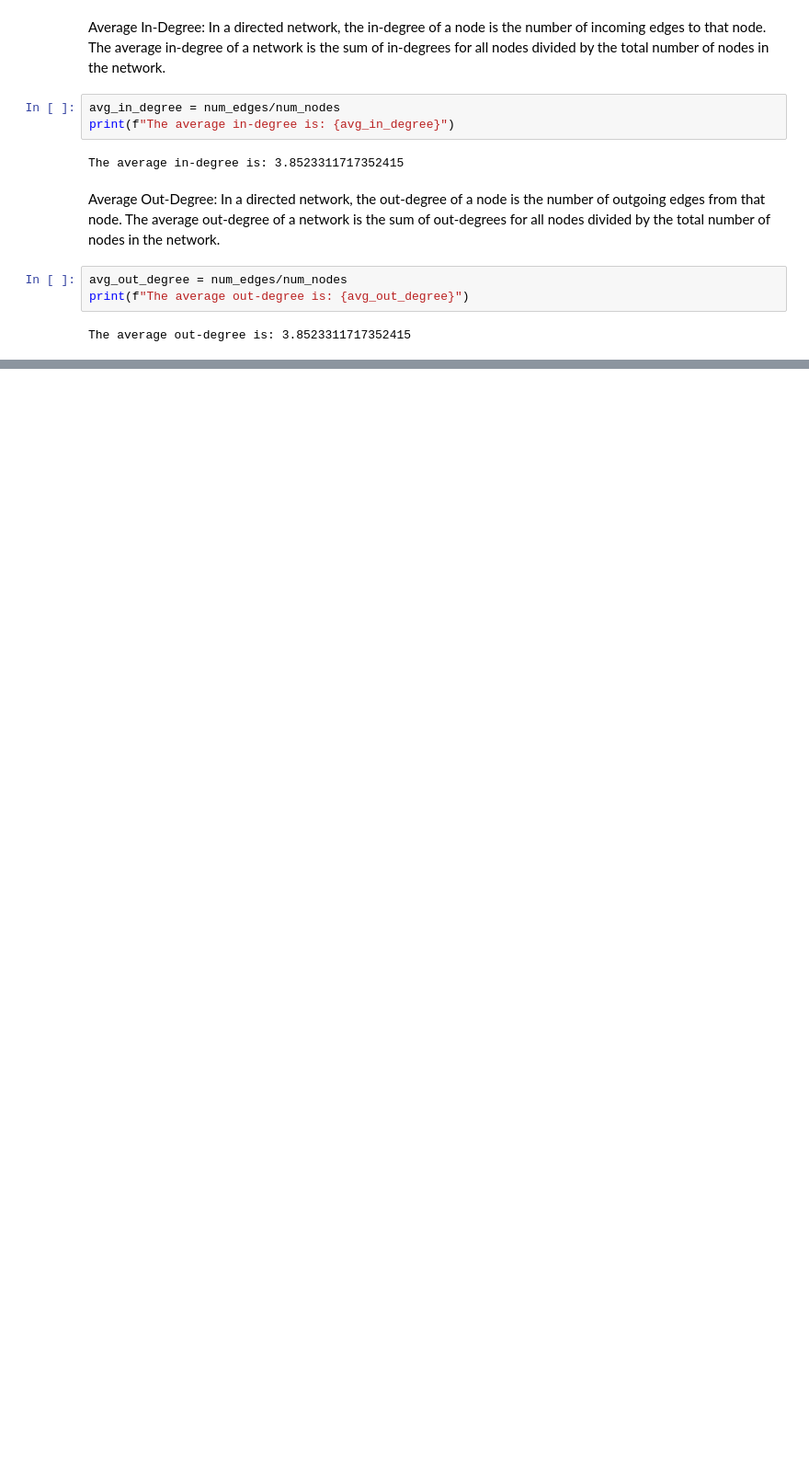
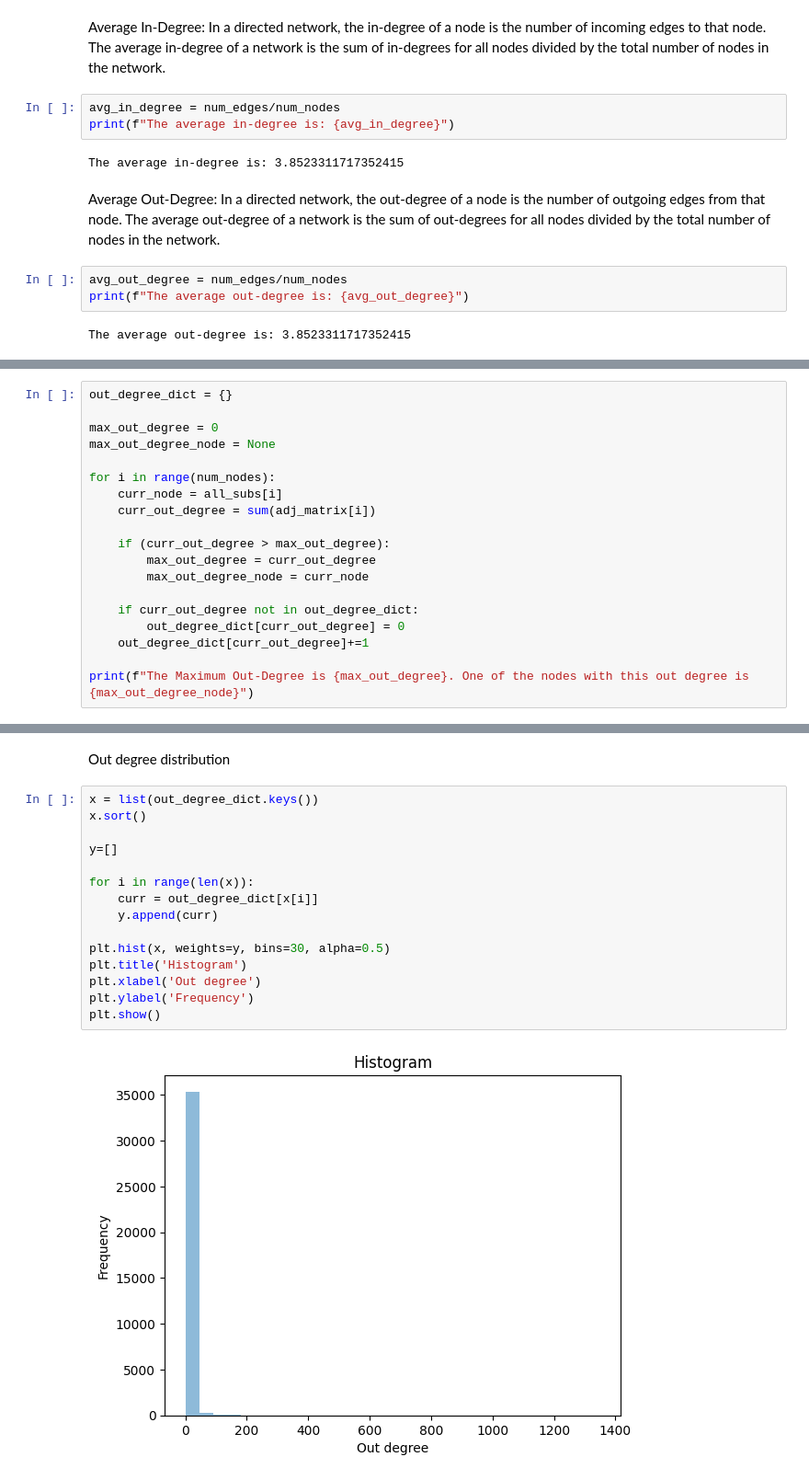
Before and after one commit to alnandorizki/Graph-Analysis-of-Social-Media-Links, a Jupyter notebook: IR_A3_Q1.ipynb, the cells around one changed output, grey strips where cells are left out. Shown at 92% size. Drawn from its saved outputs; the diff is of its cells as text; blank space fills up the shorter version.

```diff
--- a/IR_A3_Q1.ipynb
+++ b/IR_A3_Q1.ipynb
@@ -93,0 +115,19 @@ The average out-degree is: 3.8523311717352415
+# %%
+out_degree_dict = {}
+
+max_out_degree = 0
+max_out_degree_node = None
+
+for i in range(num_nodes):
+    curr_node = all_subs[i]
+    curr_out_degree = sum(adj_matrix[i])
+
+    if (curr_out_degree > max_out_degree):
+        max_out_degree = curr_out_degree
+        max_out_degree_node = curr_node
+
+    if curr_out_degree not in out_degree_dict:
+        out_degree_dict[curr_out_degree] = 0
+    out_degree_dict[curr_out_degree]+=1
+
+print(f"The Maximum Out-Degree is {max_out_degree}. One of the nodes with this out degree is {max_out_degree_node}")
@@ -93,0 +148,19 @@ The average out-degree is: 3.8523311717352415
+# %% [markdown]
+Out degree distribution
+# %%
+x = list(out_degree_dict.keys())
+x.sort()
+
+y=[]
+
+for i in range(len(x)):
+    curr = out_degree_dict[x[i]]
+    y.append(curr)
+
+plt.hist(x, weights=y, bins=30, alpha=0.5)
+plt.title('Histogram')
+plt.xlabel('Out degree')
+plt.ylabel('Frequency')
+plt.show()
+# %% [output]
+[figure, added]
```
Also changed, not shown: parts of 10 cells of this notebook.
